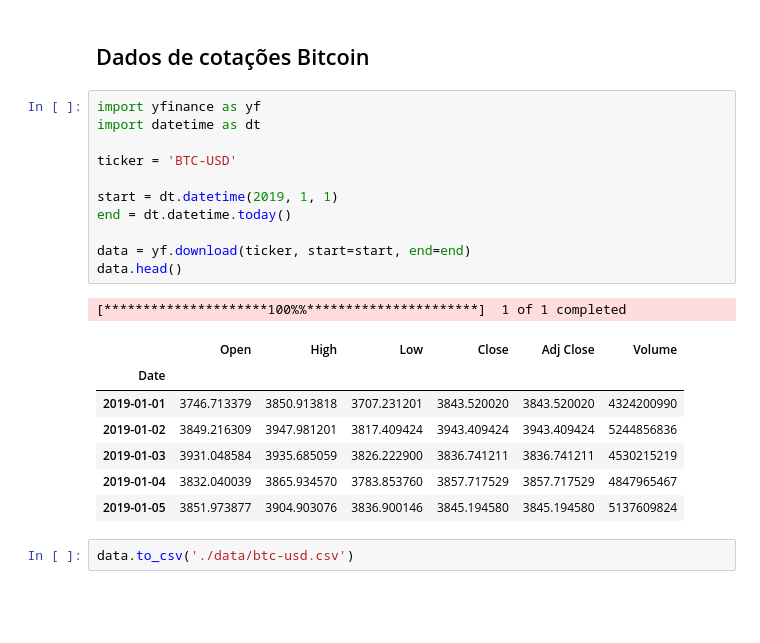
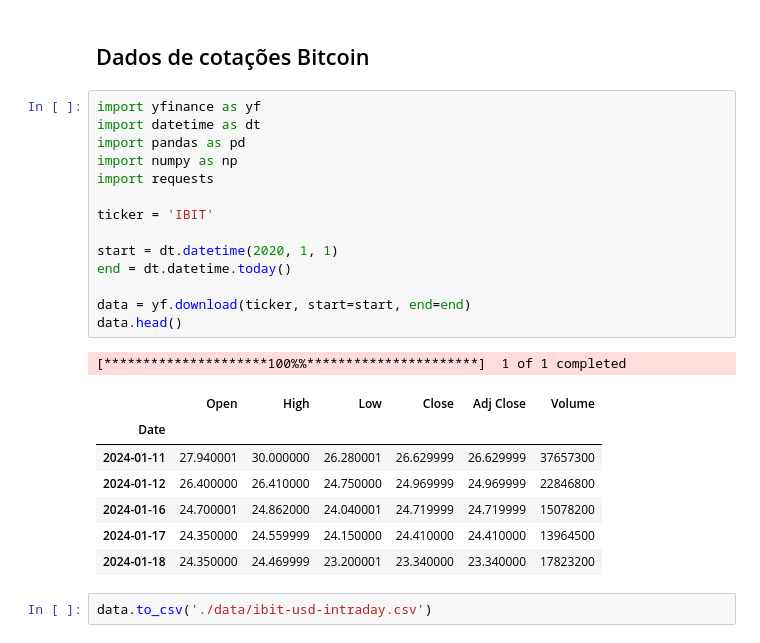
Before and after one commit to GvFreitas1/Precificacao-de-Opcoes, a Jupyter notebook: extract_data.ipynb, the cells around one changed output. Cells and saved outputs as stored; diff of their text form; blank space fills up the shorter version.

```diff
--- a/extract_data.ipynb
+++ b/extract_data.ipynb
@@ -51,22 +51,25 @@ expiration_date.to_csv('./data/options.csv', index=False)
 # %%
 import yfinance as yf
 import datetime as dt
+import pandas as pd
+import numpy as np
+import requests
 
-ticker = 'BTC-USD'
+ticker = 'IBIT'
 
-start = dt.datetime(2019, 1, 1)
+start = dt.datetime(2020, 1, 1)
 end = dt.datetime.today()
 
 data = yf.download(ticker, start=start, end=end)
 data.head()
 # %% [output]
 [*********************100%%**********************]  1 of 1 completed
 |  | Open | High | Low | Close | Adj Close | Volume |
 | Date |  |  |  |  |  |  |
-| 2019-01-01 | 3746.713379 | 3850.913818 | 3707.231201 | 3843.520020 | 3843.520020 | 4324200990 |
-| 2019-01-02 | 3849.216309 | 3947.981201 | 3817.409424 | 3943.409424 | 3943.409424 | 5244856836 |
-| 2019-01-03 | 3931.048584 | 3935.685059 | 3826.222900 | 3836.741211 | 3836.741211 | 4530215219 |
-| 2019-01-04 | 3832.040039 | 3865.934570 | 3783.853760 | 3857.717529 | 3857.717529 | 4847965467 |
-| 2019-01-05 | 3851.973877 | 3904.903076 | 3836.900146 | 3845.194580 | 3845.194580 | 5137609824 |
+| 2024-01-11 | 27.940001 | 30.000000 | 26.280001 | 26.629999 | 26.629999 | 37657300 |
+| 2024-01-12 | 26.400000 | 26.410000 | 24.750000 | 24.969999 | 24.969999 | 22846800 |
+| 2024-01-16 | 24.700001 | 24.862000 | 24.040001 | 24.719999 | 24.719999 | 15078200 |
+| 2024-01-17 | 24.350000 | 24.559999 | 24.150000 | 24.410000 | 24.410000 | 13964500 |
+| 2024-01-18 | 24.350000 | 24.469999 | 23.200001 | 23.340000 | 23.340000 | 17823200 |
 # %%
-data.to_csv('./data/btc-usd.csv')
+data.to_csv('./data/ibit-usd-intraday.csv')
```
Also changed, not shown: parts of 2 cells of this notebook, 4 other files.
